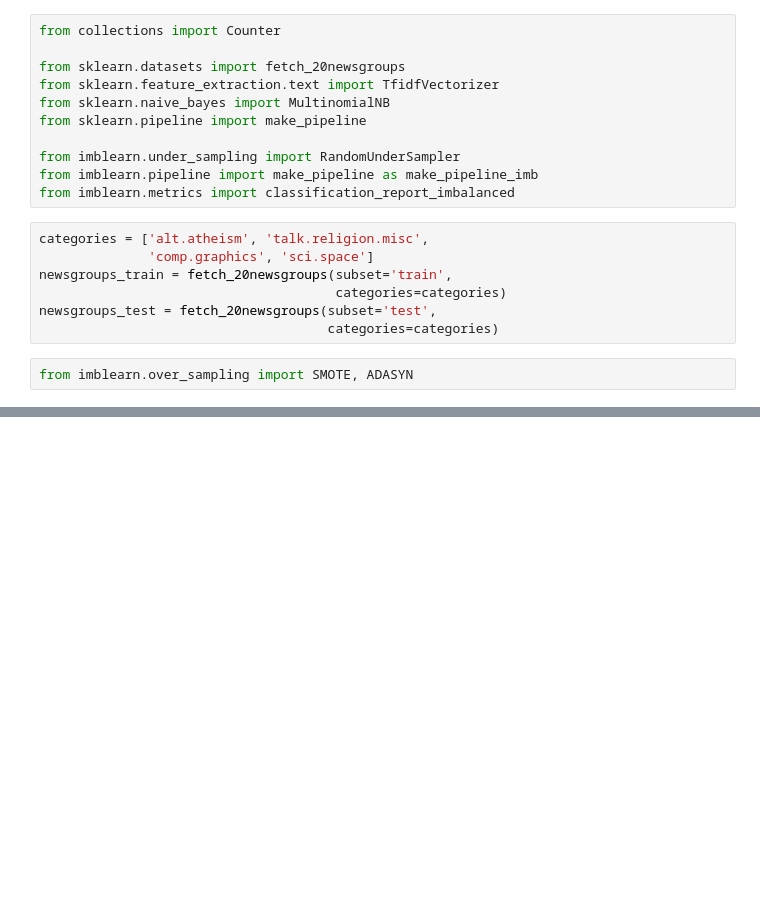
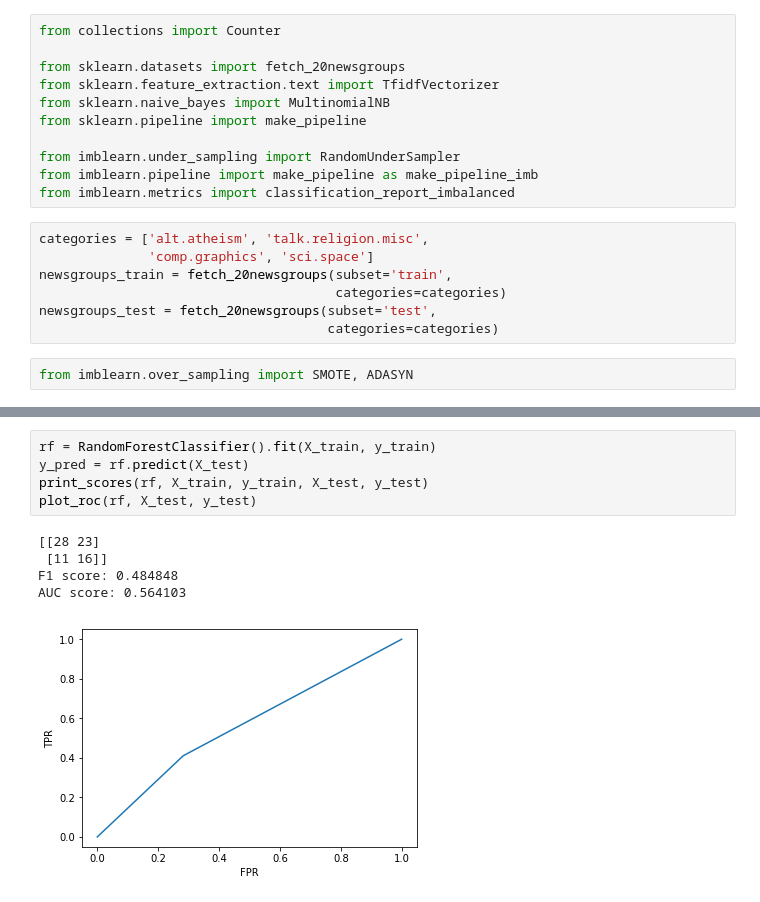
Before and after one commit to aauss/EventEpi, a Jupyter notebook: Untitled.ipynb, the cells around one changed output, grey strips where cells are left out. Drawn from its saved outputs; the diff is of its cells as text; blank space fills up the shorter version.

```diff
--- a/Untitled.ipynb
+++ b/Untitled.ipynb
@@ -357,0 +440,11 @@ ScrapeFromURLsAndExtractText('who').data_output().head()
+# %%
+rf = RandomForestClassifier().fit(X_train, y_train)
+y_pred = rf.predict(X_test)
+print_scores(rf, X_train, y_train, X_test, y_test)
+plot_roc(rf, X_test, y_test)
+# %% [output]
+[[28 23]
+ [11 16]]
+F1 score: 0.484848
+AUC score: 0.564103
+[figure, added]
```
Also changed, not shown: parts of 72 cells of this notebook.
